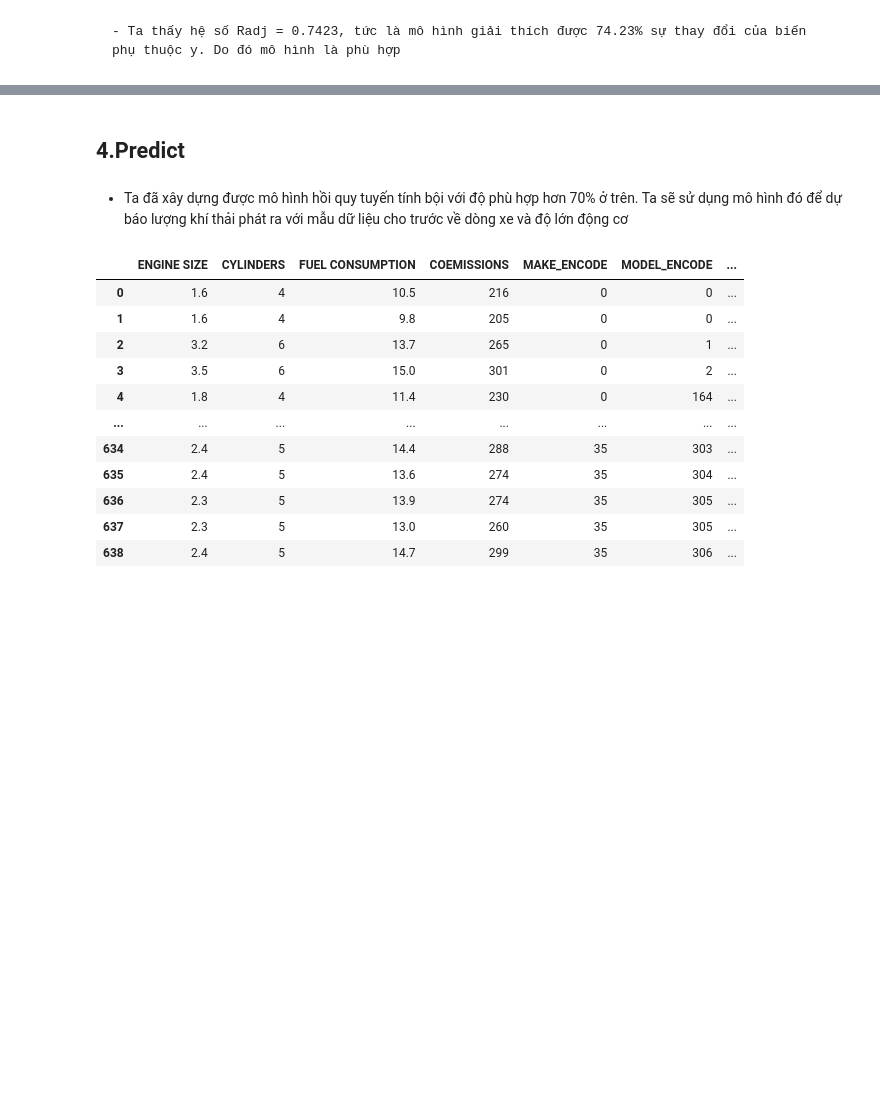
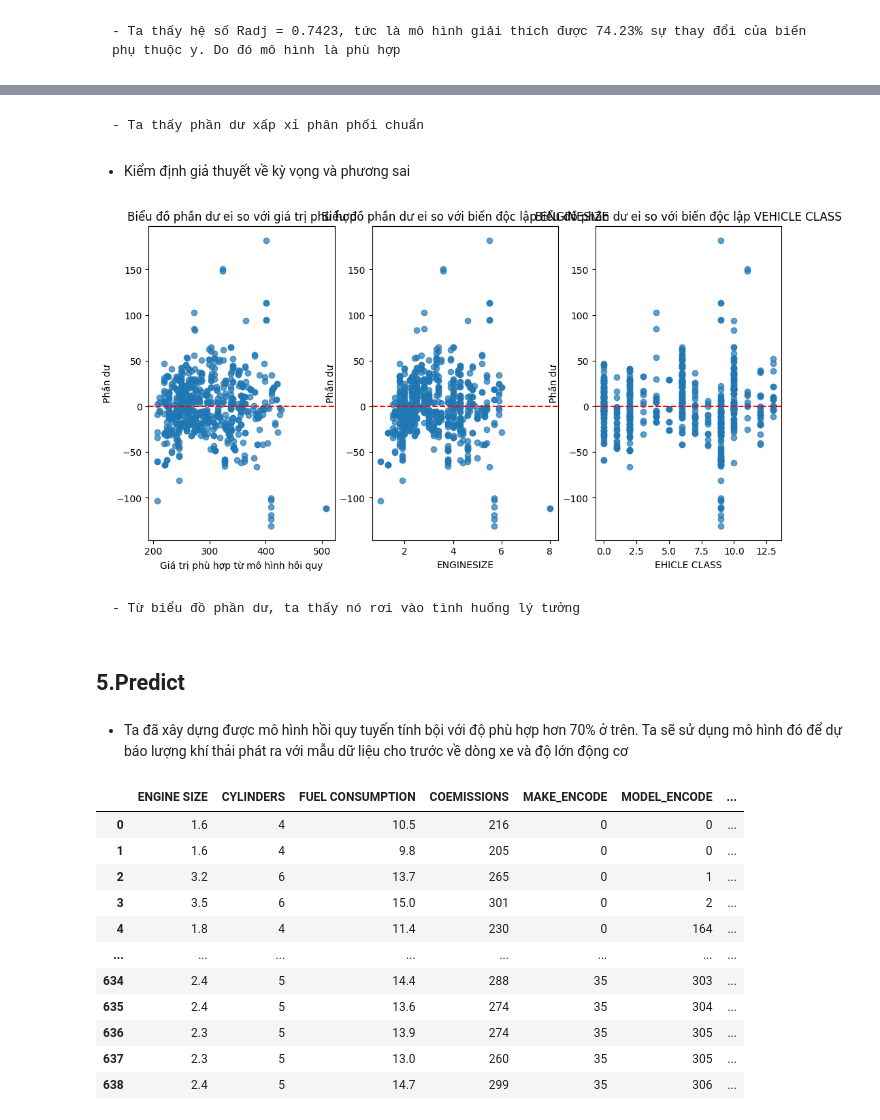
Before and after one commit to nigt1101/SLTK, a Jupyter notebook: Regression.ipynb, the cells around one changed output, grey strips where cells are left out. Drawn from its saved outputs; the diff is of its cells as text; code cells hidden in the pictures; blank space fills up the shorter version.

```diff
--- a/Regression.ipynb
+++ b/Regression.ipynb
@@ -765,0 +766,8 @@ np.float64(0.9503094057142847)
+# %%
+# Hàm tính ra biến phụ thuộc được dự đoán từ mô hình
+def y_reg_mul(x,y):
+    y_pre = []
+    x_con,B = My_Regession_Mul(x,y)
+    y_pre.append(x_con @ B.T)
+
+    return y_pre
@@ -766,5 +824,36 @@ np.float64(0.9503094057142847)
+# %% [markdown]
+    - Ta thấy phần dư xấp xỉ phân phối chuẩn
+# %% [markdown]
+- Kiểm định giả thuyết về kỳ vọng và phương sai
+# %%
+fig, ax = plt.subplots(1, 3, figsize=(12, 6));
+
+# Biểu đồ phần dư so với giá trị phù hợp
+ax[0].scatter(y_reg_mul(x,y), ei_mul(x,y), alpha=0.7);
+ax[0].axhline(0, color='red', linestyle='--');
+ax[0].set_title("Biểu đồ phần dư ei so với giá trị phù hợp");
+ax[0].set_xlabel("Giá trị phù hợp từ mô hình hồi quy");
+ax[0].set_ylabel("Phần dư");
+
+# Biểu đồ phần dư so với biến độc lập (ENGINESIZE)
+ax[1].scatter(x1, ei_mul(x,y), alpha=0.7);
+ax[1].axhline(0, color='red', linestyle='--');
+ax[1].set_title("Biểu đồ phần dư ei so với biến độc lập ENGINESIZE");
+ax[1].set_xlabel("ENGINESIZE");
+ax[1].set_ylabel("Phần dư");
+
+# Biểu đồ phần dư so với biến độc lập (VEHICLE CLASS)
+ax[2].scatter(x2, ei_mul(x,y), alpha=0.7);
+ax[2].axhline(0, color='red', linestyle='--');
+ax[2].set_title("Biểu đồ phần dư ei so với biến độc lập VEHICLE CLASS");
+ax[2].set_xlabel("EHICLE CLASS");
+ax[2].set_ylabel("Phần dư");
+# %% [output]
+[figure, added]
+# %% [markdown]
+    - Từ biểu đồ phần dư, ta thấy nó rơi vào tình huống lý tưởng
 # %% [markdown]
-## 4.Predict
+## 5.Predict
 # %% [markdown]
 - Ta đã xây dựng được mô hình hồi quy tuyến tính bội với độ phù hợp hơn 70% ở trên. Ta sẽ sử dụng mô hình đó để dự báo lượng khí thải phát ra với mẫu dữ liệu cho trước về dòng xe và độ lớn động cơ
 # %%
```
Also changed, not shown: parts of 21 cells of this notebook.
